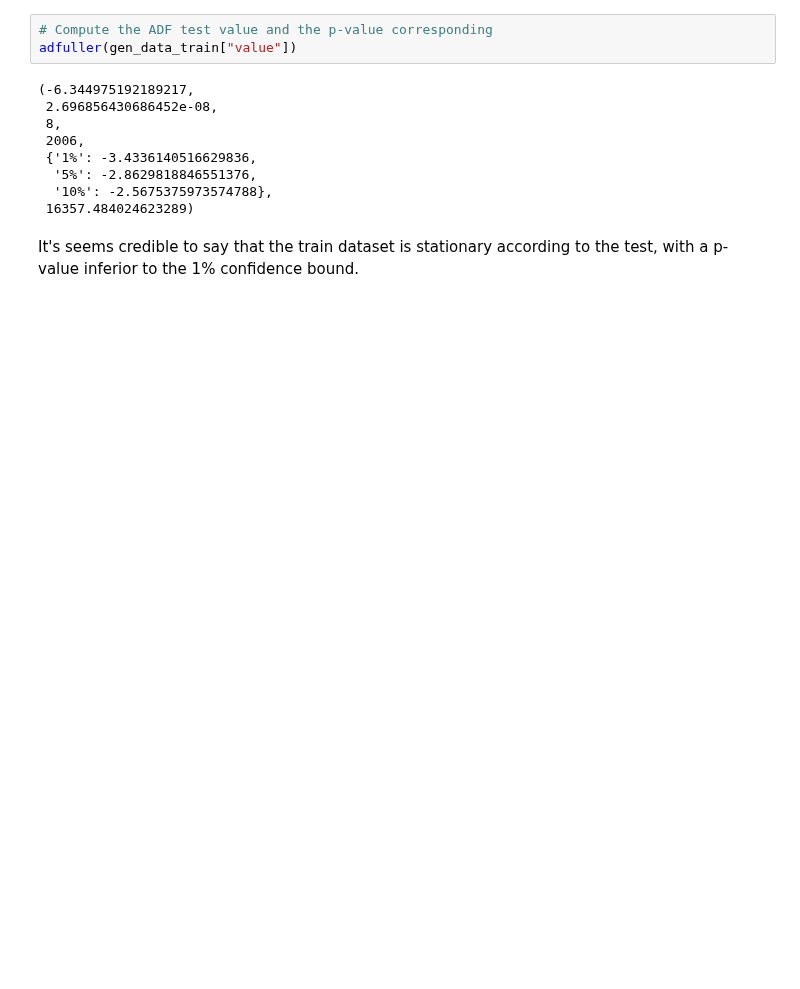
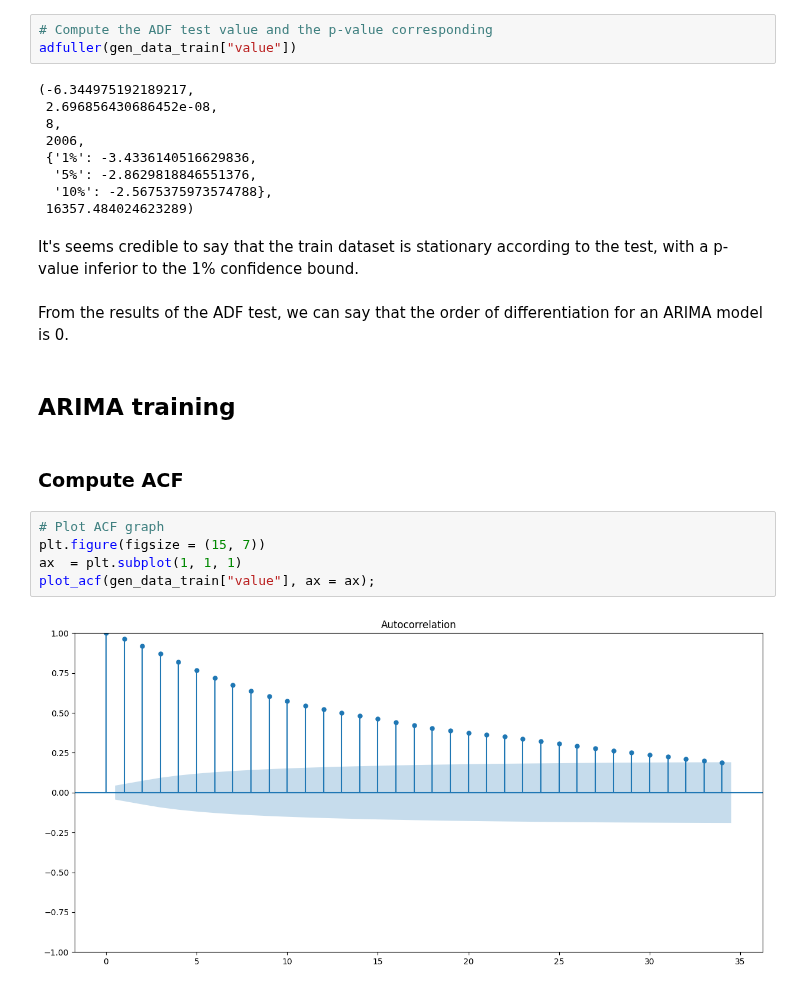
Before and after one commit to DridrM/renewable-energy-forecast, a Jupyter notebook: notebooks/training/training_with_SARIMA.ipynb, the cells around one changed output. Drawn from its saved outputs; the diff is of its cells as text; blank space fills up the shorter version.

```diff
--- a/notebooks/training/training_with_SARIMA.ipynb
+++ b/notebooks/training/training_with_SARIMA.ipynb
@@ -172,3 +177,16 @@ adfuller(gen_data_train["value"])
  16357.484024623289)
 # %% [markdown]
 It's seems credible to say that the train dataset is stationary according to the test, with a p-value inferior to the 1% confidence bound.
+# %% [markdown]
+From the results of the ADF test, we can say that the order of differentiation for an ARIMA model is 0.
+# %% [markdown]
+## ARIMA training
+# %% [markdown]
+### Compute ACF
+# %%
+# Plot ACF graph
+plt.figure(figsize = (15, 7))
+ax  = plt.subplot(1, 1, 1)
+plot_acf(gen_data_train["value"], ax = ax);
+# %% [output]
+[figure, added]
```
Also changed, not shown: parts of 10 cells of this notebook, 1 other file.
